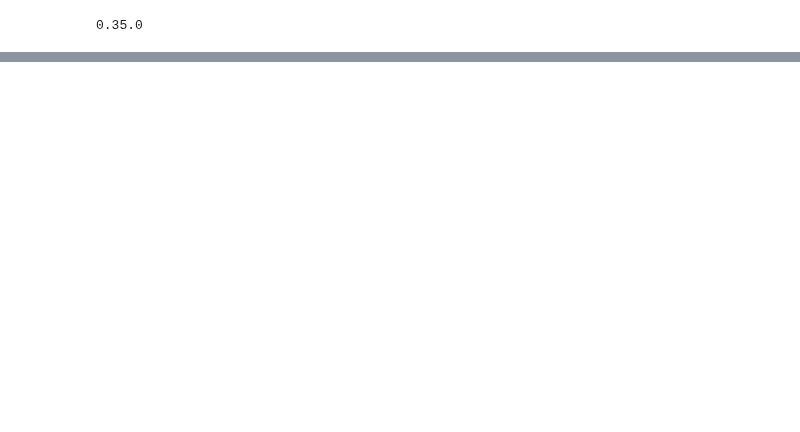
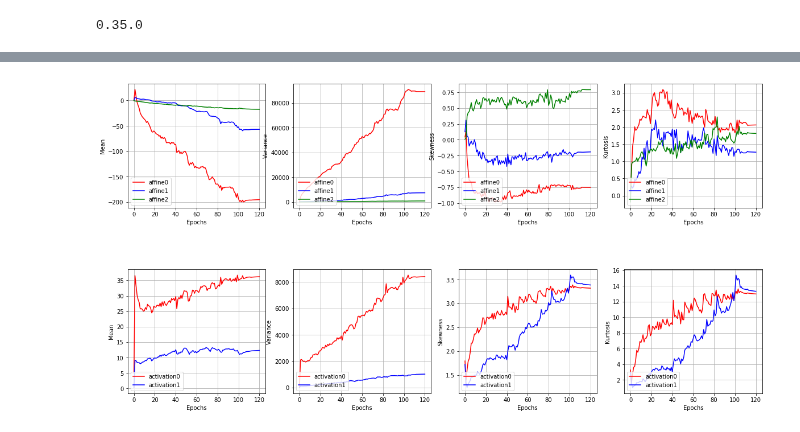
Before and after one commit to linklab/aiclass, a Jupyter notebook: 0.Professor/tensorflux/main/jupyter_notebook/multi_layer_initializers_test.ipynb, the cells around one changed output, grey strips where cells are left out. Cells and saved outputs as stored; diff of their text form; code cells hidden in the pictures; blank space fills up the shorter version.

```diff
--- a/0.Professor/tensorflux/main/jupyter_notebook/multi_layer_initializers_test.ipynb
+++ b/0.Professor/tensorflux/main/jupyter_notebook/multi_layer_initializers_test.ipynb
@@ -304,0 +373,4 @@ plt.show()
+# %%
+neural_networks["trunc_normal"].draw_output_description(figsize=(20, 10))
+# %% [output]
+[figure, added]
```
Also changed, not shown: parts of 14 cells of this notebook, 2 other files.
